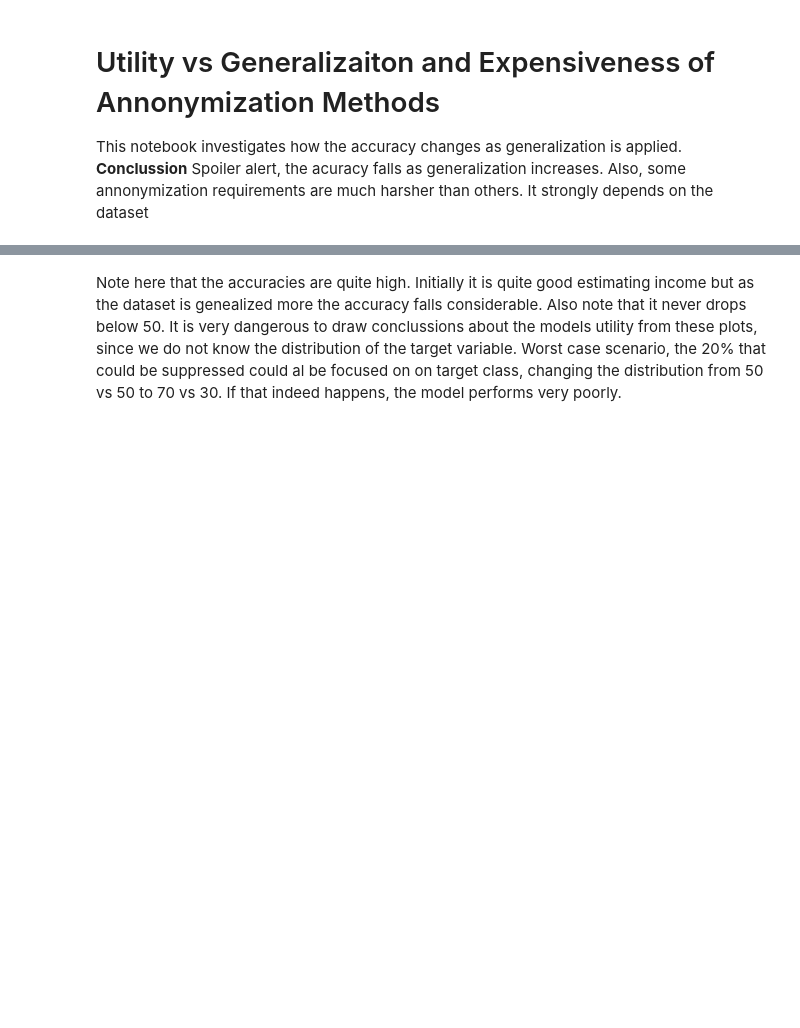
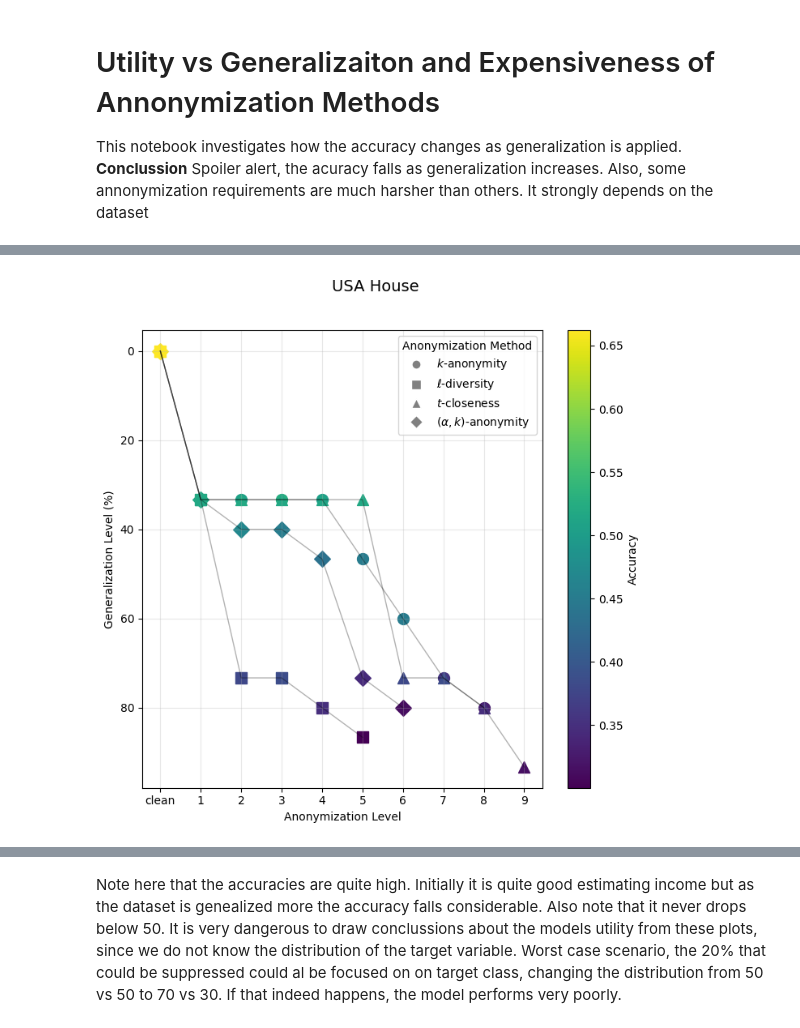
Before and after one commit to Zak9O/Masking-Effects-on-XAI-Techniques, a Jupyter notebook: notebooks/1Utility vs Generalization.ipynb, the cells around one changed output, grey strips where cells are left out. Saved outputs shown, nothing was run; the diff lists cells and outputs as text; code cells hidden in the pictures; blank space fills up the shorter version.

```diff
--- a/notebooks/1Utility vs Generalization.ipynb
+++ b/notebooks/1Utility vs Generalization.ipynb
@@ -26,0 +27,4 @@ pl.plot_utility("adult", average_models=True)
+# %%
+pl.plot_utility("usa_house", average_models=True)
+# %% [output]
+[figure, added]
```
Also changed, not shown: parts of 5 cells of this notebook, 6 other files.
